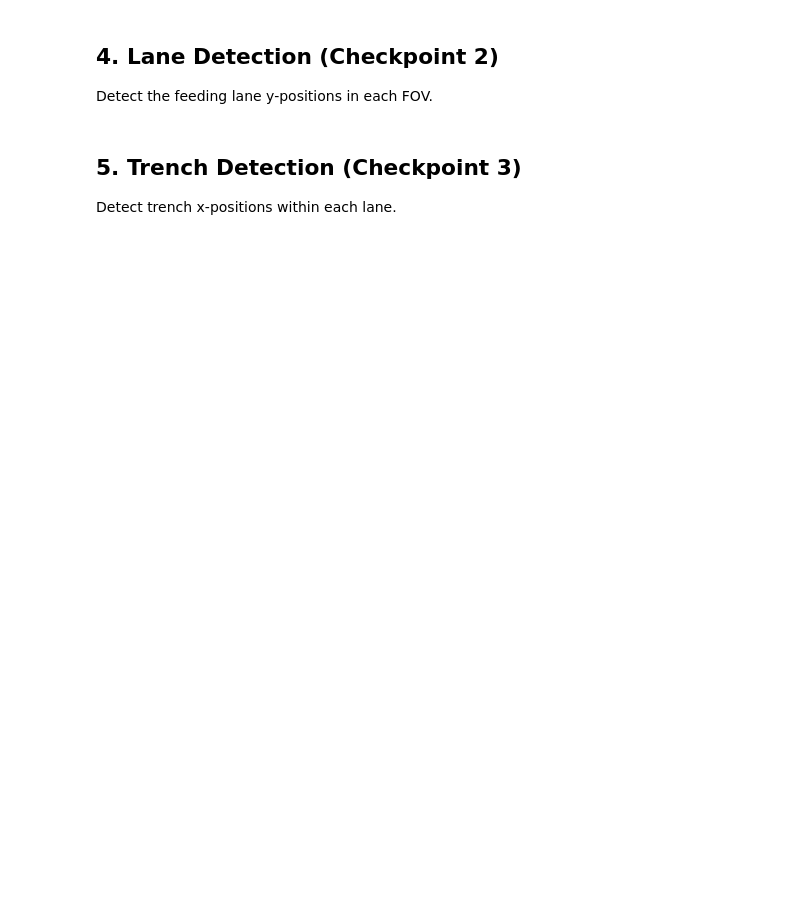
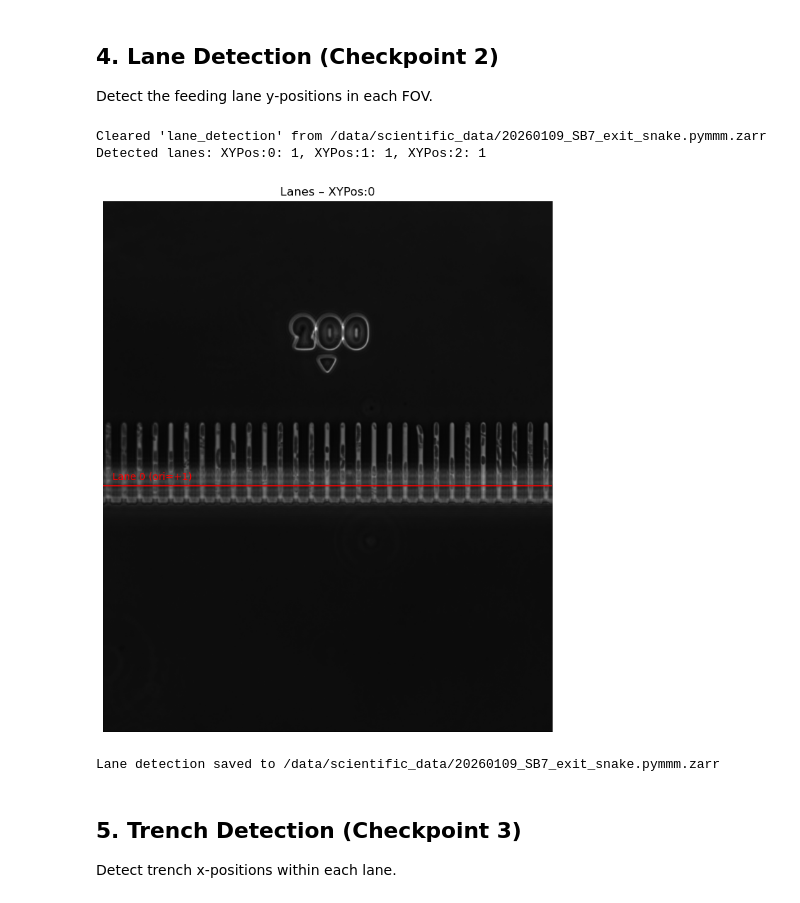
Before and after one commit to georgeoshardo/PyMMM, a Jupyter notebook: notebooks/example_pipeline.ipynb, the cells around one changed output. Drawn from its saved outputs; the diff is of its cells as text; code cells hidden in the pictures; blank space fills up the shorter version.

Commit message:
extraction and starting lane detection

```diff
--- a/notebooks/example_pipeline.ipynb
+++ b/notebooks/example_pipeline.ipynb
@@ -109,13 +118,19 @@ reg.plot_drift(fov=0)
 
 Detect the feeding lane y-positions in each FOV.
 # %%
+store.reset("lane_detection")
 if store.has_lane_detection():
     print("Loading lane detection from checkpoint...")
     lane_det = LaneDetector.load(exp, reg, store)
 else:
     lane_det = LaneDetector(exp, reg, store, detection_channel="PC")
-    lane_det.detect_lanes(sigma=40, distance=300, height=5000, plot=True)
+    lane_det.detect_lanes(sigma=40, distance=200, height=2000, plot=True)
     lane_det.save()
+# %% [output]
+Cleared 'lane_detection' from /data/scientific_data/20260109_SB7_exit_snake.pymmm.zarr
+Detected lanes: XYPos:0: 1, XYPos:1: 1, XYPos:2: 1
+[figure, added]
+Lane detection saved to /data/scientific_data/20260109_SB7_exit_snake.pymmm.zarr
 # %%
 # Inspect another FOV
 # lane_det.plot_fov(fov=1)
```
Also changed, not shown: parts of 13 cells of this notebook, 4 other files.
